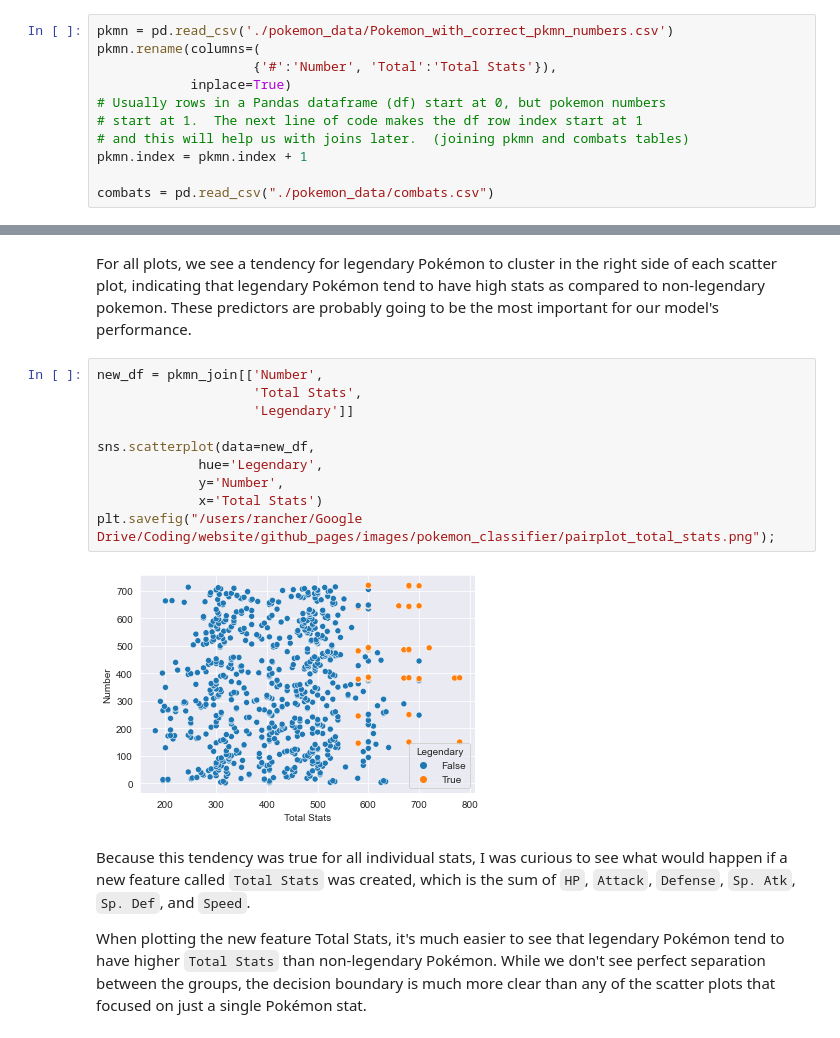
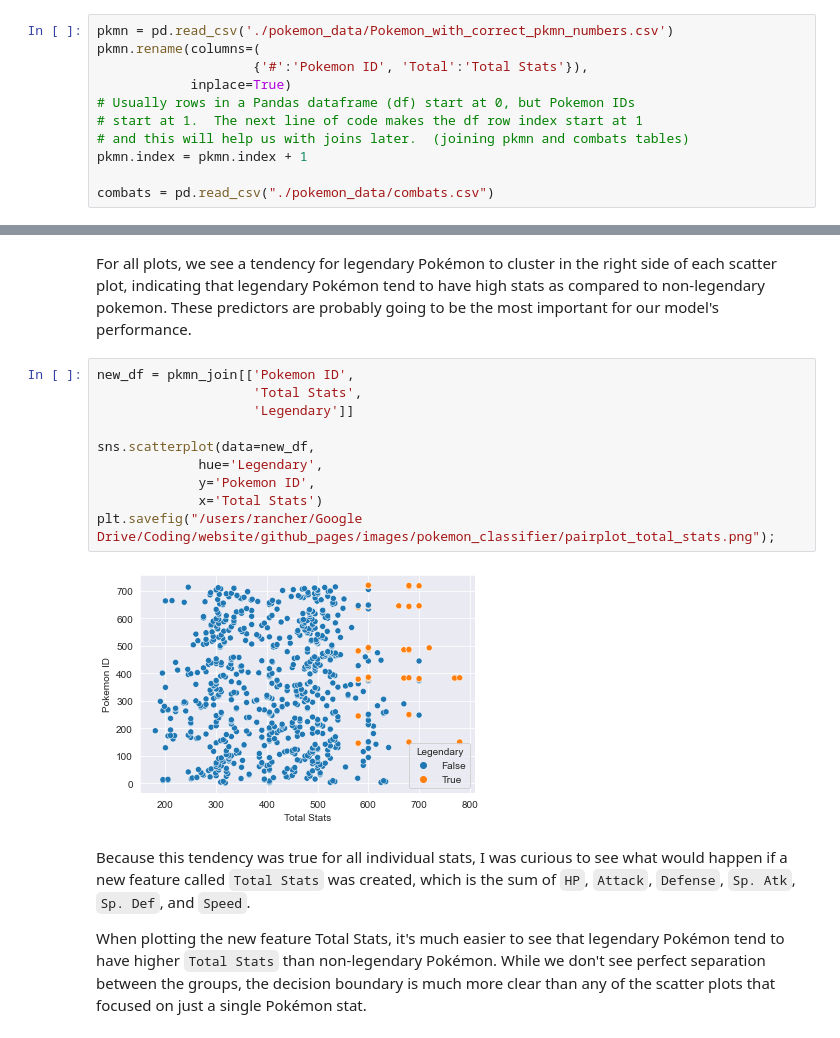
Before and after one commit to papir805/pokemon_classification, a Jupyter notebook: pkmn_legendary_classification.ipynb, the cells around one changed output, grey strips where cells are left out. Saved outputs shown, nothing was run; the diff lists cells and outputs as text.

Commit message:
Changed pkmn_df column name from 'Number' to 'Pokemon ID' for clarity

```diff
--- a/pkmn_legendary_classification.ipynb
+++ b/pkmn_legendary_classification.ipynb
@@ -37,9 +38,9 @@ sns.set_style('darkgrid')
 # %%
 pkmn = pd.read_csv('./pokemon_data/Pokemon_with_correct_pkmn_numbers.csv')
 pkmn.rename(columns=(
-                    {'#':'Number', 'Total':'Total Stats'}),
+                    {'#':'Pokemon ID', 'Total':'Total Stats'}),
             inplace=True)
-# Usually rows in a Pandas dataframe (df) start at 0, but pokemon numbers
+# Usually rows in a Pandas dataframe (df) start at 0, but Pokemon IDs
 # start at 1.  The next line of code makes the df row index start at 1
 # and this will help us with joins later.  (joining pkmn and combats tables)
 pkmn.index = pkmn.index + 1
@@ -195,17 +249,17 @@ plt.savefig("/users/rancher/Google Drive/Coding/website/github_pages/images/poke
 # %% [markdown]
 For all plots, we see a tendency for legendary Pokémon to cluster in the right side of each scatter plot, indicating that legendary Pokémon tend to have high stats as compared to non-legendary pokemon.  These predictors are probably going to be the most important for our model's performance.
 # %%
-new_df = pkmn_join[['Number',
+new_df = pkmn_join[['Pokemon ID',
                     'Total Stats',
                     'Legendary']]
 
 sns.scatterplot(data=new_df,
              hue='Legendary',
-             y='Number',
+             y='Pokemon ID',
              x='Total Stats')
 plt.savefig("/users/rancher/Google Drive/Coding/website/github_pages/images/pokemon_classifier/pairplot_total_stats.png");
 # %% [output]
-[figure, old version]
+[figure, new version]
 # %% [markdown]
 Because this tendency was true for all individual stats, I was curious to see what would happen if a new feature called `Total Stats` was created, which is the sum of `HP`, `Attack`, `Defense`, `Sp. Atk`, `Sp. Def`, and `Speed`.
 
```
Also changed, not shown: parts of 12 cells of this notebook, 2 other files.
